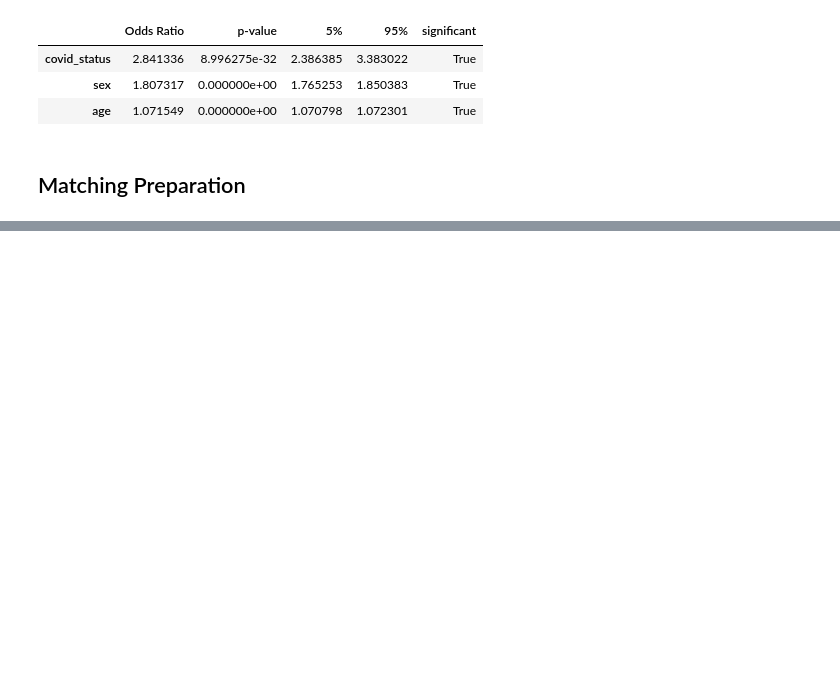
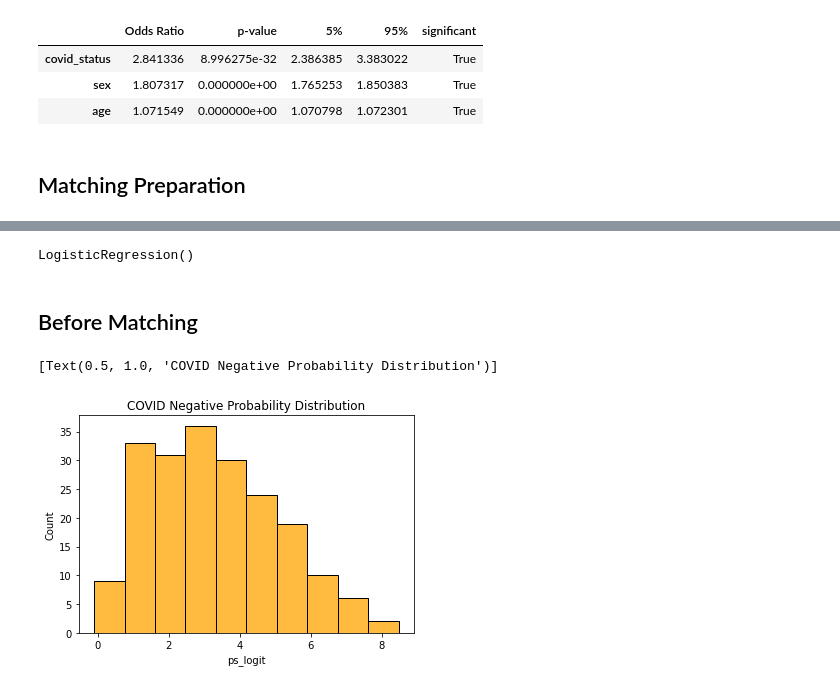
Before and after one commit to biony1209/DSCI-510-Final-Project, a Jupyter notebook: code/Final Project Data.ipynb, the cells around one changed output, grey strips where cells are left out. Cells and saved outputs as stored; diff of their text form; code cells hidden in the pictures; blank space fills up the shorter version.

Commit message:
Add Propensity Matching Analysis.

```diff
--- a/code/Final Project Data.ipynb
+++ b/code/Final Project Data.ipynb
@@ -126,6 +120,3 @@ from sklearn.neighbors import NearestNeighbors
 import matplotlib.pyplot as plt
 import seaborn as sns
 import math
-# %%
-covid = covid.head(20000)
-noncovid = noncovid.head(200)
@@ -193,0 +123,3 @@ result2 = result[result['covid_status'] == 1]
+# %%
+covid_sample = covid.head(30000)
+noncovid_sample = noncovid.head(200)
@@ -193,0 +142,4 @@ result2 = result[result['covid_status'] == 1]
+# %%
+full_sample_cohort = [covid_sample, noncovid_sample]
+
+result = pd.concat(full_sample_cohort, ignore_index=True)
@@ -193,0 +164,6 @@ result2 = result[result['covid_status'] == 1]
+# %%
+X=result.drop(['covid_status'],axis='columns')
+lr = LogisticRegression()
+lr.fit(X,result['covid_status'])
+# %% [output]
+LogisticRegression()
@@ -193,0 +183,2 @@ result2 = result[result['covid_status'] == 1]
+# %% [markdown]
+## Before Matching
@@ -193,0 +188,5 @@ result2 = result[result['covid_status'] == 1]
+# %%
+sns.histplot(data=result1, x='ps_logit', color = 'orange').set(title = "COVID Negative Probability Distribution")
+# %% [output]
+[Text(0.5, 1.0, 'COVID Negative Probability Distribution')]
+[figure, added]
```
Also changed, not shown: parts of 37 cells of this notebook.
